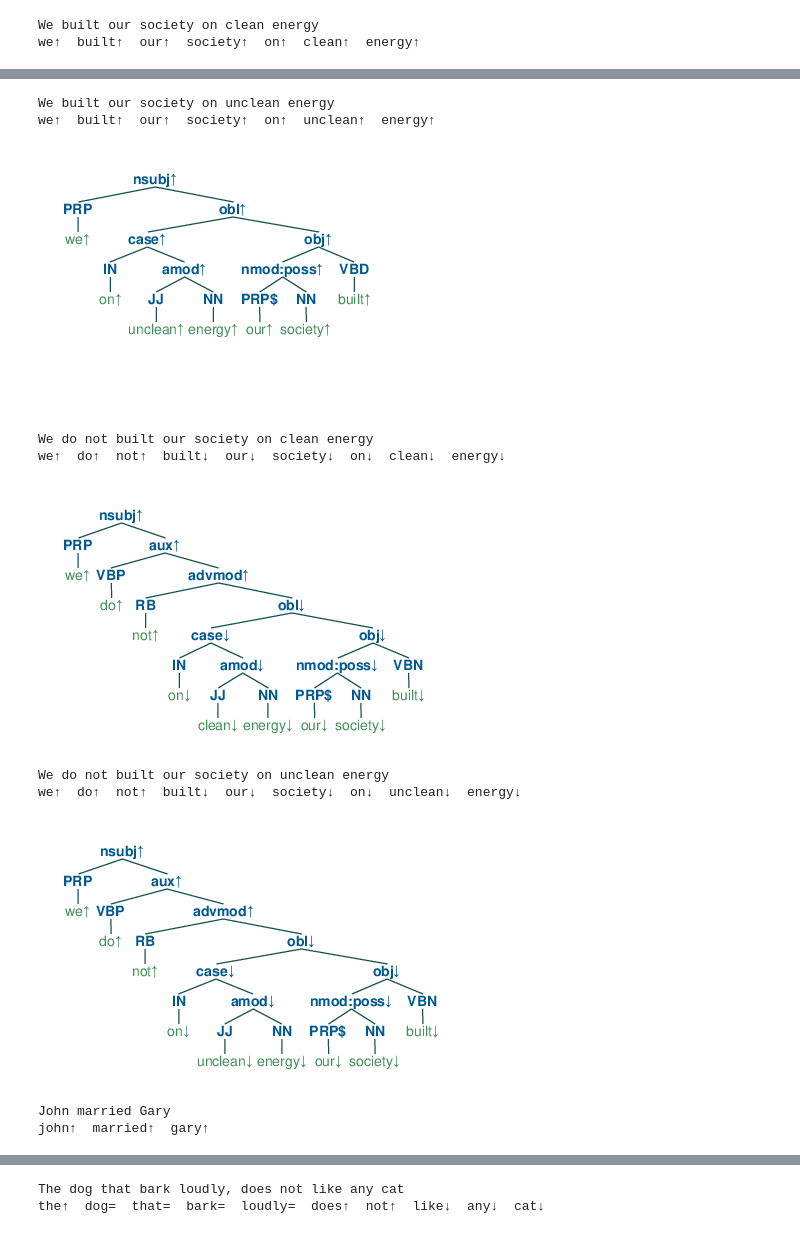
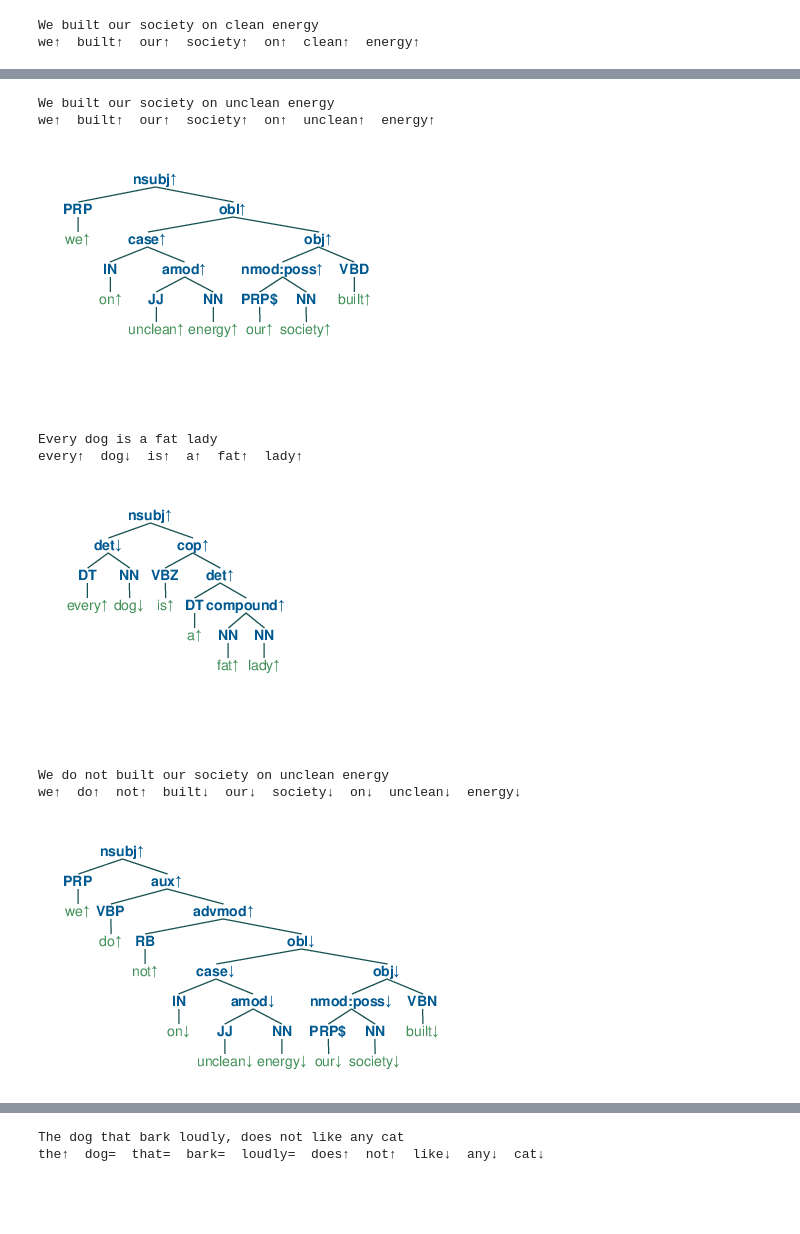
Before and after one commit to eric11eca/Udep2Mono, a Jupyter notebook: src/Udep2Mono.ipynb, the cells around one changed output, grey strips where cells are left out. Drawn from its saved outputs; the diff is of its cells as text; code cells hidden in the pictures; blank space fills up the shorter version.

```diff
--- a/src/Udep2Mono.ipynb
+++ b/src/Udep2Mono.ipynb
@@ -12,9 +12,12 @@ from IPython.display import Image, display
 
 # java -mx4g -cp "*" edu.stanford.nlp.pipeline.StanfordCoreNLPServer -port 9000 -timeout 15000
 
-import corenlp
+import stanza
+from nltk.parse import CoreNLPParser
+from nltk.parse.corenlp import CoreNLPDependencyParser
 
-import stanza
+parser = CoreNLPParser(url='http://localhost:9000')
+dep_parser = CoreNLPDependencyParser(url='http://localhost:9000')
 
 nlp = stanza.Pipeline(
     "en",
@@ -23,8 +26,6 @@ nlp = stanza.Pipeline(
     use_gpu=True,
     pos_batch_size=2000
 )
-
-os.environ["CORENLP_HOME"] = "./NaturalLanguagePipeline\lib\stanford-corenlp-4.1.0"
 
 relations = [
     "acl",
@@ -1155,20 +1135,18 @@ def run_polarize_pipeline(sentences, annotations=[], verbose=0, parser="stanford
 # %%
 run_polarize_pipeline(["We built our society on clean energy",
                        "We built our society on unclean energy",
-                       "We do not built our society on clean energy",
-                       "We do not built our society on unclean energy"], verbose=0, parser="stanza")
+                       "Every dog is a fat lady",
+                       "We do not built our society on unclean energy"], verbose=0, parser="stanford")
 # %% [output]
 We built our society on clean energy
 we↑  built↑  our↑  society↑  on↑  clean↑  energy↑
 [figure]
 We built our society on unclean energy
 we↑  built↑  our↑  society↑  on↑  unclean↑  energy↑
 [figure]
-We do not built our society on clean energy
-we↑  do↑  not↑  built↓  our↓  society↓  on↓  clean↓  energy↓
+Every dog is a fat lady
+every↑  dog↓  is↑  a↑  fat↑  lady↑
-[figure, old version]
+[figure, new version]
 We do not built our society on unclean energy
 we↑  do↑  not↑  built↓  our↓  society↓  on↓  unclean↓  energy↓
 [figure]
-John married Gary
-john↑  married↑  gary↑
```
Also changed, not shown: parts of 4 cells of this notebook, 1 other file.
